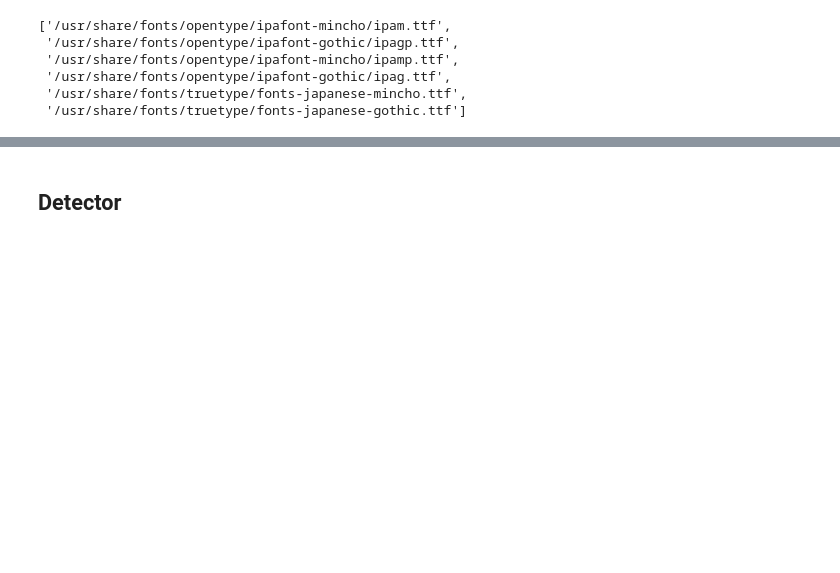
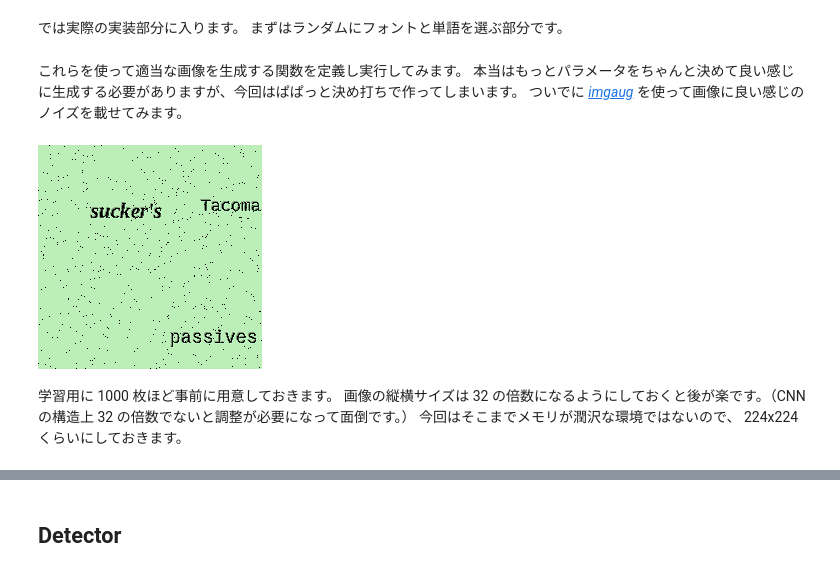
Before and after one commit to agatan/Building-OCR-System-TechBookFest6, a Jupyter notebook: techbook6.ipynb, the cells around one changed output, grey strips where cells are left out. Cells and saved outputs as stored; diff of their text form; code cells hidden in the pictures; blank space fills up the shorter version.

```diff
--- a/techbook6.ipynb
+++ b/techbook6.ipynb
@@ -53,10 +143,33 @@ Drive already mounted at /drive; to attempt to forcibly remount, call drive.moun
+# %%
+class TextBox(NamedTuple):
+    text: str
+    xmin: int
+    ymin: int
+    xmax: int
+    ymax: int
+
+def generate(width: int, height: int) -> Tuple[Image.Image, List[TextBox]]:
+    raise NotImplementedError("TODO")
+# %% [markdown]
+
+
+では実際の実装部分に入ります。
+まずはランダムにフォントと単語を選ぶ部分です。
 # %%
-fontnames = subprocess.run("fc-list :lang=ja | sed  -r -e 's/^(.+): .*$/\\1/g'", stdout=subprocess.PIPE, shell=True).stdout.decode("utf-8").strip().split("\n")
-fontnames
+FONTNAMES = subprocess.run("fc-list :lang=en | sed  -r -e 's/^(.+): .*$/\\1/g'", stdout=subprocess.PIPE, shell=True).stdout.decode("utf-8").strip().split("\n")
+
+
+def random_fontname() -> str:
+    return np.random.choice(FONTNAMES)
+
+
+WORDS = open("/usr/share/dict/words").read().splitlines()
+
+
+def random_word() -> str:
+    return np.random.choice(WORDS)
-# %% [output]
-['/usr/share/fonts/opentype/ipafont-mincho/ipam.ttf',
- '/usr/share/fonts/opentype/ipafont-gothic/ipagp.ttf',
- '/usr/share/fonts/opentype/ipafont-mincho/ipamp.ttf',
- '/usr/share/fonts/opentype/ipafont-gothic/ipag.ttf',
- '/usr/share/fonts/truetype/fonts-japanese-mincho.ttf',
- '/usr/share/fonts/truetype/fonts-japanese-gothic.ttf']
+# %% [markdown]
+
+これらを使って適当な画像を生成する関数を定義し実行してみます。
+本当はもっとパラメータをちゃんと決めて良い感じに生成する必要がありますが、今回はぱぱっと決め打ちで作ってしまいます。
+ついでに [*imgaug*](https://github.com/aleju/imgaug) を使って画像に良い感じのノイズを載せてみます。
@@ -62,0 +240,9 @@ fontnames
+# %%
+image, _ = generate(224, 224, noise=True)
+display_png(image)
+# %% [output]
+[figure, added]
+# %% [markdown]
+学習用に 1000 枚ほど事前に用意しておきます。
+画像の縦横サイズは 32 の倍数になるようにしておくと後が楽です。（CNN の構造上 32 の倍数でないと調整が必要になって面倒です。）
+今回はそこまでメモリが潤沢な環境ではないので、 224x224 くらいにしておきます。
```
Also changed, not shown: parts of 30 cells of this notebook.
